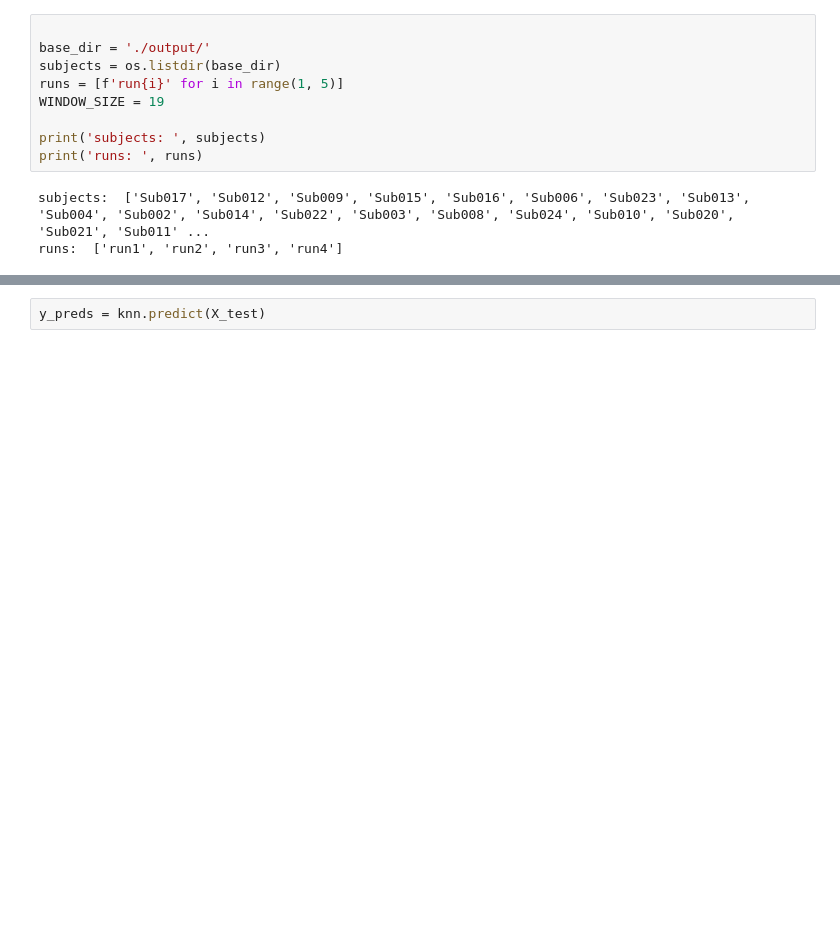
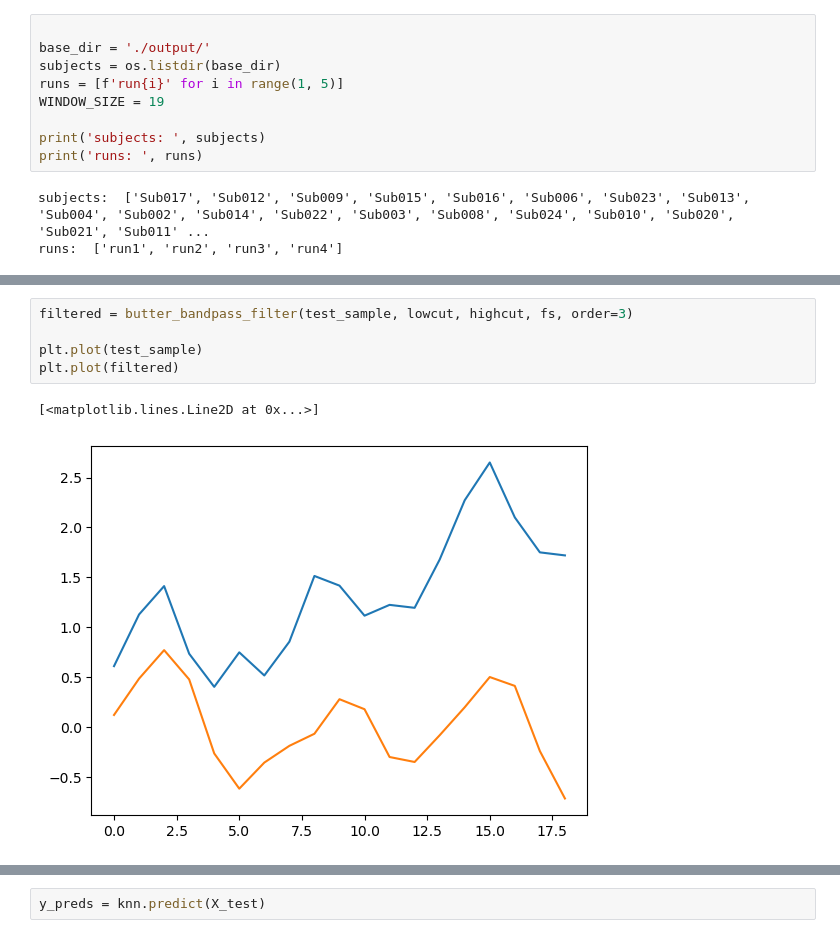
Before and after one commit to bianyuanop/multiview-feature-learning, a Jupyter notebook: cluster.ipynb, the cells around one changed output, grey strips where cells are left out. Cells and saved outputs as stored; diff of their text form; blank space fills up the shorter version.

```diff
--- a/cluster.ipynb
+++ b/cluster.ipynb
@@ -121,0 +111,8 @@ KNeighborsClassifier(n_neighbors=20)
+# %%
+filtered = butter_bandpass_filter(test_sample, lowcut, highcut, fs, order=3)
+
+plt.plot(test_sample)
+plt.plot(filtered)
+# %% [output]
+[<matplotlib.lines.Line2D at 0x...>]
+[figure, added]
```
Also changed, not shown: parts of 76 cells of this notebook, 2 other files.
